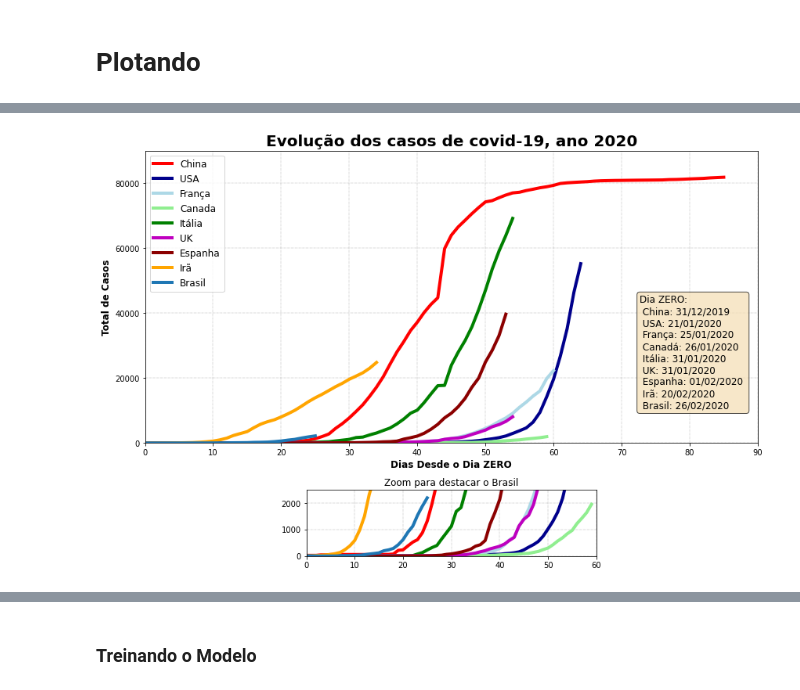
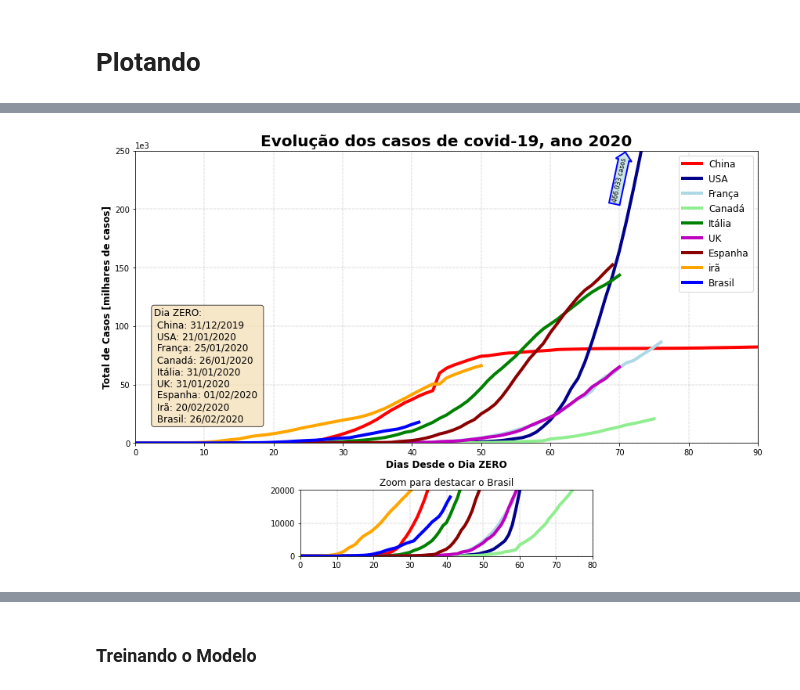
Before and after one commit to OliveiraVinic/covid19.pyhton.analysis, a Jupyter notebook: covid19_script.ipynb, the cells around one changed output, grey strips where cells are left out. Cells and saved outputs as stored; diff of their text form; code cells hidden in the pictures.

```diff
--- a/covid19_script.ipynb
+++ b/covid19_script.ipynb
@@ -44,0 +45,8 @@ full_df.head()
+# %%
+url='https://covid.ourworldindata.org/data/ecdc/full_data.csv'
+data = requests.get(url).content
+full_df = pd.read_csv(io.StringIO(data.decode('utf-8')))
+
+#pop_df = pd.read_csv('API_SP.POP.TOTL_DS2_en_csv_v2_887275.csv', error_bad_lines=False)
+
+full_df.head()
@@ -82,0 +108,10 @@ france_df.head()
+# %%
+brazil_df['Cases'] = brazil_df['total_cases']/brazil_df['Pop']
+usa_df['Cases'] = usa_df['total_cases']/usa_df['Pop']
+italy_df['Cases'] = italy_df['total_cases']/italy_df['Pop']
+iran_df['Cases'] = iran_df['total_cases']/iran_df['Pop']
+spain_df['Cases'] = spain_df['total_cases']/spain_df['Pop']
+canada_df['Cases'] = canada_df['total_cases']/canada_df['Pop']
+uk_df['Cases'] = uk_df['total_cases']/uk_df['Pop']
+france_df['Cases'] = france_df['total_cases']/france_df['Pop']
+china_df['Cases'] = china_df['total_cases']/china_df['Pop']
@@ -85,68 +160,53 @@ france_df.head()
 # %%
 fig = plt.figure(figsize=(12,8))
 
 #plotando o principal
 ax1 = plt.subplot2grid((4,4), (0,0), colspan=4, rowspan=3)
-ax1.axis([0, 90, -1, 90000])
-ax1.plot(china_df.index, china_df['total_cases'], linewidth=4, color='red',
-         label='China')
-ax1.plot(usa_df.index, usa_df['total_cases'], linewidth=4, color='darkblue',
-         label='USA')
-ax1.plot(france_df.index, france_df['total_cases'], linewidth=4,
-         color='lightblue', label='França')
-ax1.plot(canada_df.index, canada_df['total_cases'], linewidth=4,
-         color='lightgreen', label='Canada')
-ax1.plot(italy_df.index, italy_df['total_cases'], linewidth=4, color='green',
-         label='Itália')
-ax1.plot(uk_df.index, uk_df['total_cases'], linewidth=4, color='m',
-         label='UK')
-ax1.plot(spain_df.index, spain_df['total_cases'], linewidth=4, color='darkred',
-         label='Espanha')
-ax1.plot(iran_df.index, iran_df['total_cases'], linewidth=4, color='orange',
-         label='Irã')
-ax1.plot(brazil_df.index, brazil_df['total_cases'], linewidth=4, label='Brasil')
+ax1.axis([0, 90, -1, 250000])
+my_plots(china_df, 'total_cases', 'red', 'China')
+my_plots(usa_df, 'total_cases', 'darkblue', 'USA')
+my_plots(france_df, 'total_cases', 'lightblue', 'França')
+my_plots(canada_df, 'total_cases', 'lightgreen', 'Canadá')
+my_plots(italy_df, 'total_cases', 'green', 'Itália')
+my_plots(uk_df, 'total_cases', 'm', 'UK')
+my_plots(spain_df, 'total_cases', 'darkred', 'Espanha')
+my_plots(iran_df, 'total_cases', 'orange', 'irã')
+my_plots(brazil_df, 'total_cases', 'blue', 'Brasil')
 ax1.grid(ls='-.', lw=0.45)
-ax1.legend(fontsize=12)
+ax1.legend(fontsize=12, loc='upper right')
 ax1.set_title('Evolução dos casos de covid-19, ano 2020', fontsize=20,
               weight='bold')
 ax1.set_xlabel('Dias Desde o Dia ZERO', weight='bold', fontsize=12)
-ax1.set_ylabel('Total de Casos', weight='bold', fontsize=12)
+ax1.set_ylabel('Total de Casos [milhares de casos]', weight='bold', fontsize=12)
+ax1.ticklabel_format(axis='y', style='sci', scilimits=(3,3))
 
 #zoom para destacar o Brasil
 ax2 = plt.subplot2grid((4,4), (3,1), colspan=2, rowspan=1)
-ax2.axis([0, 60, -1, 2500])
-ax2.plot(china_df.index, china_df['total_cases'], linewidth=4, color='red',
-         label='China')
-ax2.plot(usa_df.index, usa_df['total_cases'], linewidth=4, color='darkblue',
-         label='USA')
-ax2.plot(france_df.index, france_df['total_cases'], linewidth=4,
-         color='lightblue', label='França')
-ax2.plot(canada_df.index, canada_df['total_cases'], linewidth=4,
-         color='lightgreen', label='Canada')
-ax2.plot(italy_df.index, italy_df['total_cases'], linewidth=4, color='green',
-         label='Itália')
-ax2.plot(uk_df.index, uk_df['total_cases'], linewidth=4, color='m',
-         label='UK')
-ax2.plot(spain_df.index, spain_df['total_cases'], linewidth=4, color='darkred',
-         label='Espanha')
-ax2.plot(iran_df.index, iran_df['total_cases'], linewidth=4, color='orange',
-         label='Irã')
-ax2.plot(brazil_df.index, brazil_df['total_cases'], linewidth=4, label='Brasil')
+ax2.axis([0, 80, -1, 20000])
+my_plots(china_df, 'total_cases', 'red', 'China')
+my_plots(usa_df, 'total_cases', 'darkblue', 'USA')
+my_plots(france_df, 'total_cases', 'lightblue', 'França')
+my_plots(canada_df, 'total_cases', 'lightgreen', 'Canadá')
+my_plots(italy_df, 'total_cases', 'green', 'Itália')
+my_plots(uk_df, 'total_cases', 'm', 'UK')
+my_plots(spain_df, 'total_cases', 'darkred', 'Espanha')
+my_plots(iran_df, 'total_cases', 'orange', 'irã')
+my_plots(brazil_df, 'total_cases', 'blue', 'Brasil')
 ax2.grid(ls='-.', lw=0.45)
 ax2.set_title('Zoom para destacar o Brasil')
 
 fig.tight_layout(pad=1.0)
 
 #visao artistica
 ax = plt.gca()
-text_box = 'Dia ZERO: \n China: 31/12/2019 \n USA: 21/01/2020 '\
-           '\n França: 25/01/2020 \n Canadá: 26/01/2020 \n Itália: 31/01/2020'\
-           '\n UK: 31/01/2020 \n Espanha: 01/02/2020 \n Irã: 20/02/2020'\
-           '\n Brasil: 26/02/2020'
-prop = dict(boxstyle='round', facecolor='wheat', alpha=0.7)
-ax.text(1.15, 2.2, text_box, transform=ax.transAxes, fontsize=12,
-        verticalalignment='bottom', bbox=prop)
+visao_artistica(-0.5, 2.0)
 
-plt.show()
+props_usa = dict(boxstyle="rarrow", fc=(0.8, 0.9, 0.9), ec="b", lw=2)
+text_usa = ax1.text(70, 225000, '466.033 casos', ha="center", va="center", rotation=78,
+            size=8, bbox=props_usa)
+
+
+#plt.show()
+fig.savefig("evolução-global-2020.04.10.png", bbox_inches='tight', dpi=600)
 # %% [output]
-[figure, old version]
+[figure, new version]
```
Also changed, not shown: parts of 28 cells of this notebook, 40 other files.
